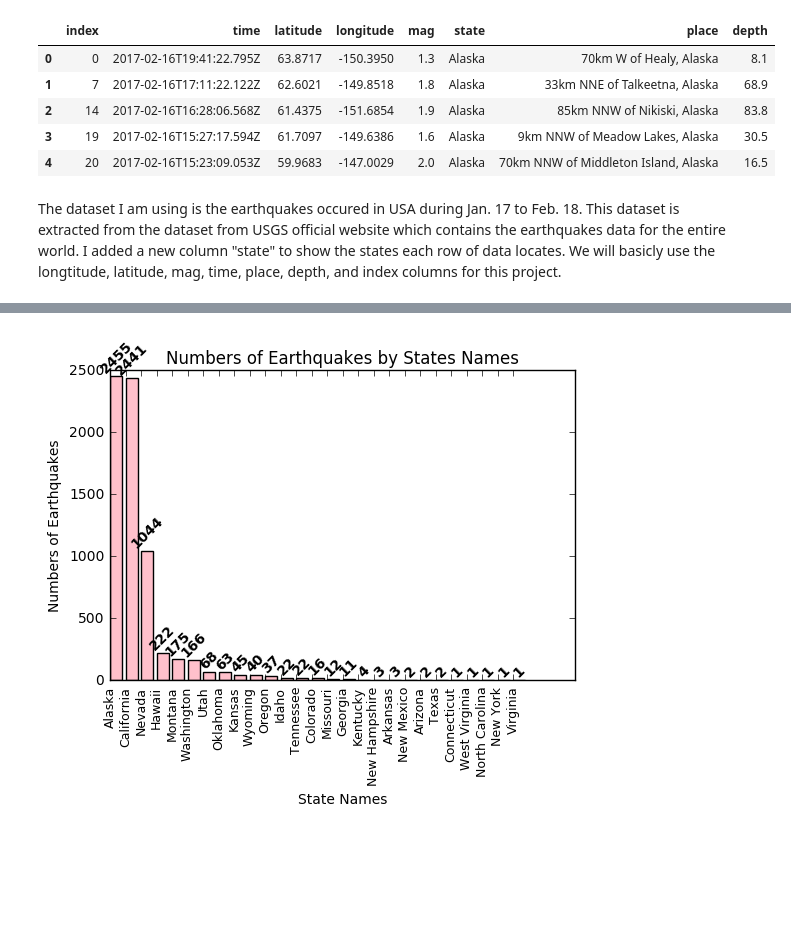
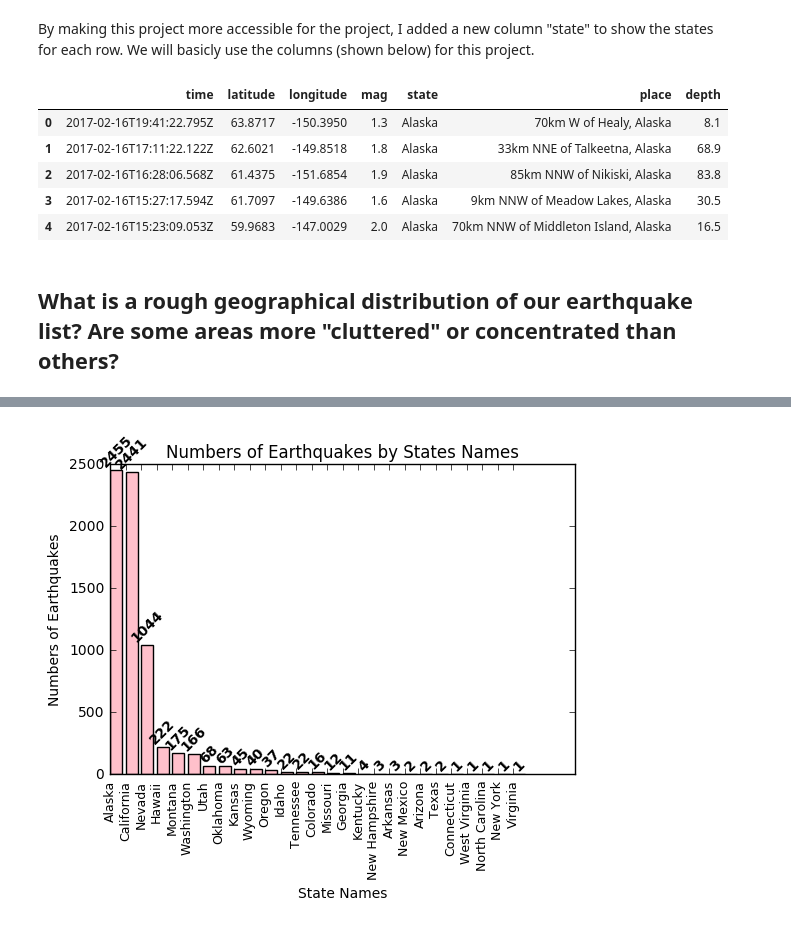
Before and after one commit to karthikapai/earthquakes, a Jupyter notebook: Earthquake_in_the_USA_part2.ipynb, the cells around one changed output, grey strips where cells are left out. Saved outputs shown, nothing was run; the diff lists cells and outputs as text; code cells hidden in the pictures; blank space fills up the shorter version.

Commit message:
project update, still working on the last part and conclusion

```diff
--- a/Earthquake_in_the_USA_part2.ipynb
+++ b/Earthquake_in_the_USA_part2.ipynb
@@ -123,13 +124,16 @@ def ratio(df):
+# %% [markdown]
+<p>By making this project more accessible for the project, I added a new column "state" to show the states for each row. We will basicly use the columns (shown below) for this project.
+</p>
 # %%
 data = pd.read_csv('us_earthquake.csv')
-us = data[["index", "time", "latitude","longitude","mag","state","place","depth"]]
+us = data[["time", "latitude","longitude","mag","state","place","depth"]]
 us.head()
 # %% [output]
-|  | index | time | latitude | longitude | mag | state | place | depth |
-| 0 | 0 | 2017-02-16T19:41:22.795Z | 63.8717 | -150.3950 | 1.3 | Alaska | 70km W of Healy, Alaska | 8.1 |
-| 1 | 7 | 2017-02-16T17:11:22.122Z | 62.6021 | -149.8518 | 1.8 | Alaska | 33km NNE of Talkeetna, Alaska | 68.9 |
-| 2 | 14 | 2017-02-16T16:28:06.568Z | 61.4375 | -151.6854 | 1.9 | Alaska | 85km NNW of Nikiski, Alaska | 83.8 |
-| 3 | 19 | 2017-02-16T15:27:17.594Z | 61.7097 | -149.6386 | 1.6 | Alaska | 9km NNW of Meadow Lakes, Alaska | 30.5 |
-| 4 | 20 | 2017-02-16T15:23:09.053Z | 59.9683 | -147.0029 | 2.0 | Alaska | 70km NNW of Middleton Island, Alaska | 16.5 |
+|  | time | latitude | longitude | mag | state | place | depth |
+| 0 | 2017-02-16T19:41:22.795Z | 63.8717 | -150.3950 | 1.3 | Alaska | 70km W of Healy, Alaska | 8.1 |
+| 1 | 2017-02-16T17:11:22.122Z | 62.6021 | -149.8518 | 1.8 | Alaska | 33km NNE of Talkeetna, Alaska | 68.9 |
+| 2 | 2017-02-16T16:28:06.568Z | 61.4375 | -151.6854 | 1.9 | Alaska | 85km NNW of Nikiski, Alaska | 83.8 |
+| 3 | 2017-02-16T15:27:17.594Z | 61.7097 | -149.6386 | 1.6 | Alaska | 9km NNW of Meadow Lakes, Alaska | 30.5 |
+| 4 | 2017-02-16T15:23:09.053Z | 59.9683 | -147.0029 | 2.0 | Alaska | 70km NNW of Middleton Island, Alaska | 16.5 |
-# %% [markdown]
-The dataset I am using is the earthquakes occured in USA during Jan. 17 to Feb. 18. This dataset is extracted from the dataset from USGS official website which contains the earthquakes data for the entire world. I added a new column "state" to show the states each row of data locates. We will basicly use the longtitude, latitude, mag, time, place, depth, and index columns for this project.
+# %% [markdown]
+<h2>What is a rough geographical distribution of our earthquake list? Are some areas more "cluttered" or concentrated than others?</h2>
```
Also changed, not shown: parts of 33 cells of this notebook.
